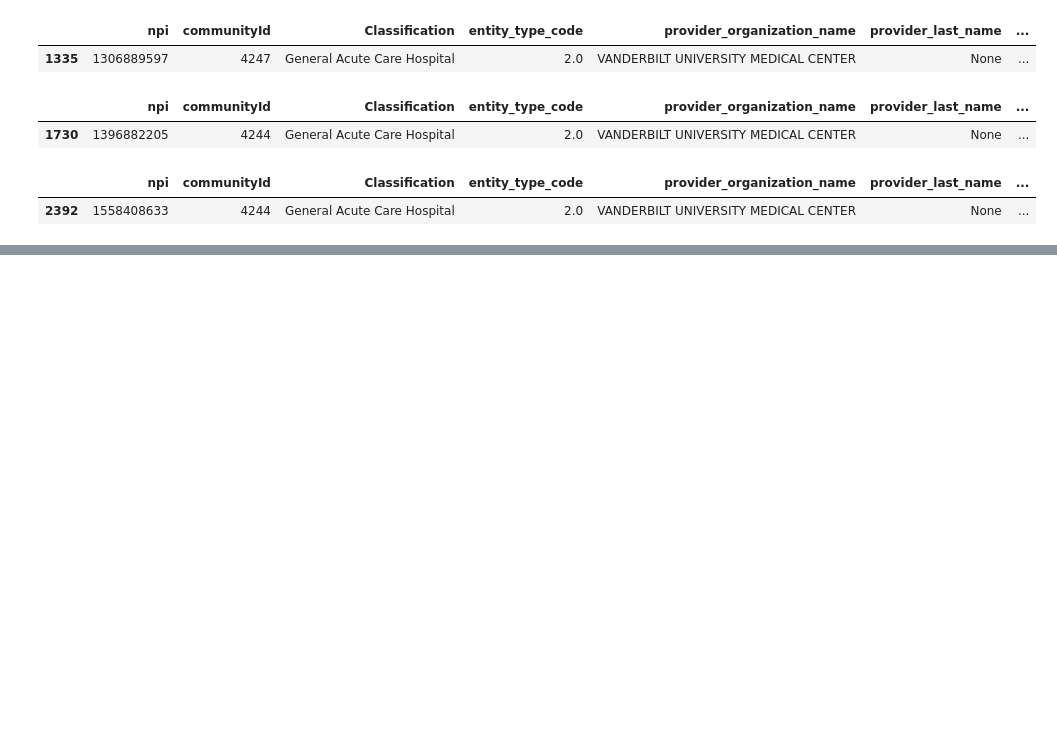
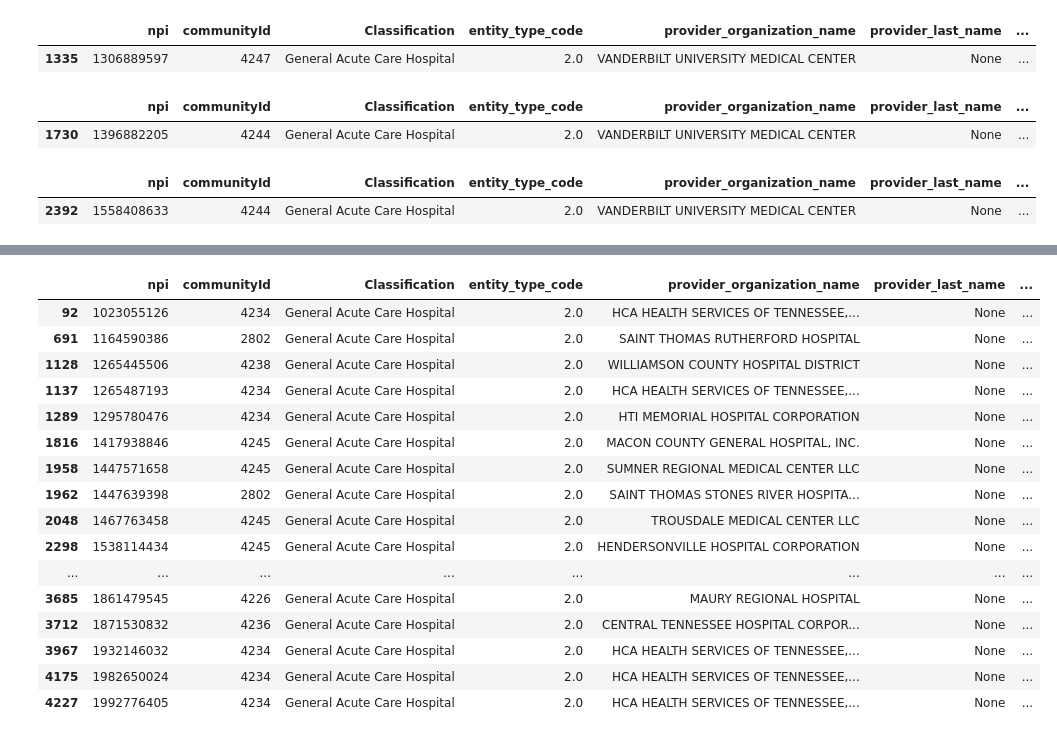
Before and after one commit to nss-data-science-cohort-4/hcbb_hop_team-motp, a Jupyter notebook: notebooks/ajg_communities_investigation_communities.ipynb, the cells around one changed output, grey strips where cells are left out. Drawn from its saved outputs; the diff is of its cells as text; code cells hidden in the pictures; blank space fills up the shorter version.

```diff
--- a/notebooks/ajg_communities_investigation_communities.ipynb
+++ b/notebooks/ajg_communities_investigation_communities.ipynb
@@ -194,0 +200,20 @@ communities_nVandy = communities_full[communities_full['communityId'] != {4244,
+# %%
+communities_nVandy[communities_nVandy['entity_type_code'] == 2.0]
+# %% [output]
+|  | npi | communityId | Classification | entity_type_code | provider_organization_name | provider_last_name | ... |
+| 92 | 1023055126 | 4234 | General Acute Care Hospital | 2.0 | HCA HEALTH SERVICES OF TENNESSEE,... | None | ... |
+| 691 | 1164590386 | 2802 | General Acute Care Hospital | 2.0 | SAINT THOMAS RUTHERFORD HOSPITAL | None | ... |
+| 1128 | 1265445506 | 4238 | General Acute Care Hospital | 2.0 | WILLIAMSON COUNTY HOSPITAL DISTRICT | None | ... |
+| 1137 | 1265487193 | 4234 | General Acute Care Hospital | 2.0 | HCA HEALTH SERVICES OF TENNESSEE,... | None | ... |
+| 1289 | 1295780476 | 4234 | General Acute Care Hospital | 2.0 | HTI MEMORIAL HOSPITAL CORPORATION | None | ... |
+| 1816 | 1417938846 | 4245 | General Acute Care Hospital | 2.0 | MACON COUNTY GENERAL HOSPITAL, INC. | None | ... |
+| 1958 | 1447571658 | 4245 | General Acute Care Hospital | 2.0 | SUMNER REGIONAL MEDICAL CENTER LLC | None | ... |
+| 1962 | 1447639398 | 2802 | General Acute Care Hospital | 2.0 | SAINT THOMAS STONES RIVER HOSPITA... | None | ... |
+| 2048 | 1467763458 | 4245 | General Acute Care Hospital | 2.0 | TROUSDALE MEDICAL CENTER LLC | None | ... |
+| 2298 | 1538114434 | 4245 | General Acute Care Hospital | 2.0 | HENDERSONVILLE HOSPITAL CORPORATION | None | ... |
+| ... | ... | ... | ... | ... | ... | ... | ... |
+| 3685 | 1861479545 | 4226 | General Acute Care Hospital | 2.0 | MAURY REGIONAL HOSPITAL | None | ... |
+| 3712 | 1871530832 | 4236 | General Acute Care Hospital | 2.0 | CENTRAL TENNESSEE HOSPITAL CORPOR... | None | ... |
+| 3967 | 1932146032 | 4234 | General Acute Care Hospital | 2.0 | HCA HEALTH SERVICES OF TENNESSEE,... | None | ... |
+| 4175 | 1982650024 | 4234 | General Acute Care Hospital | 2.0 | HCA HEALTH SERVICES OF TENNESSEE,... | None | ... |
+| 4227 | 1992776405 | 4234 | General Acute Care Hospital | 2.0 | HCA HEALTH SERVICES OF TENNESSEE,... | None | ... |
```
Also changed, not shown: parts of 33 cells of this notebook, 1 other file.
